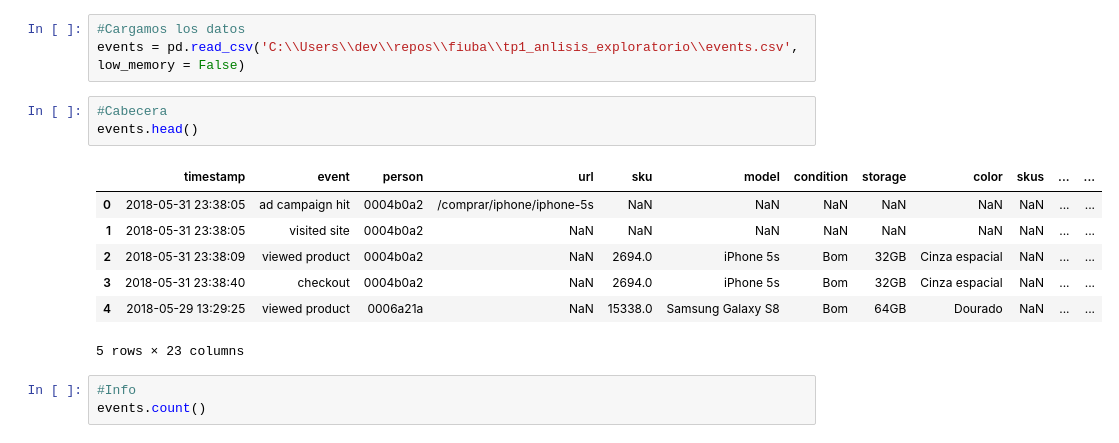
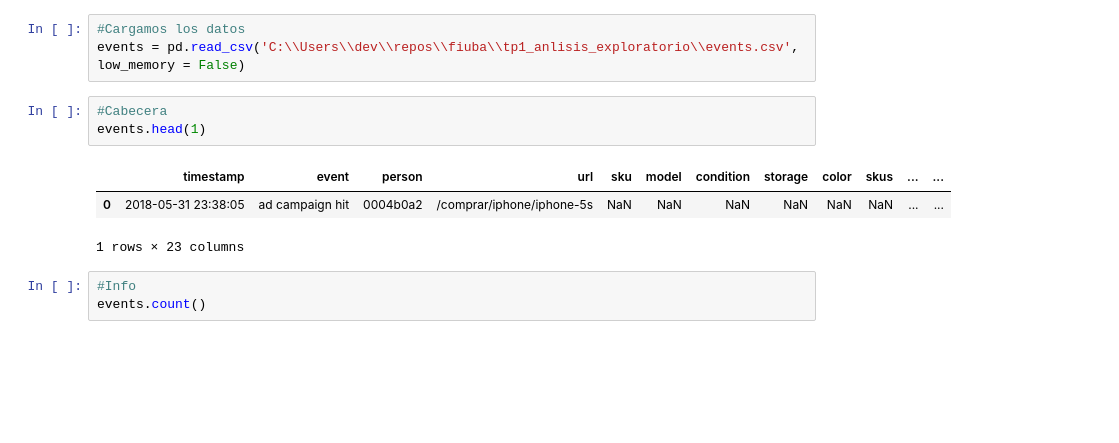
Before and after one commit to jowisaidman/tp1_analisis_exploratorio, a Jupyter notebook: Notebooks/Mateo/date.ipynb, the cells around one changed output. Drawn from its saved outputs; the diff is of its cells as text; blank space fills up the shorter version.

```diff
--- a/Notebooks/Mateo/date.ipynb
+++ b/Notebooks/Mateo/date.ipynb
@@ -19,15 +19,11 @@ pd.options.display.float_format = '{:20,.2f}'.format # suprimimos la notacion ci
 events = pd.read_csv('C:\\Users\\dev\\repos\\fiuba\\tp1_anlisis_exploratorio\\events.csv', low_memory = False)
 # %%
 #Cabecera
-events.head()
+events.head(1)
 # %% [output]
 |  | timestamp | event | person | url | sku | model | condition | storage | color | skus | ... | ... |
 | 0 | 2018-05-31 23:38:05 | ad campaign hit | 0004b0a2 | /comprar/iphone/iphone-5s | NaN | NaN | NaN | NaN | NaN | NaN | ... | ... |
-| 1 | 2018-05-31 23:38:05 | visited site | 0004b0a2 | NaN | NaN | NaN | NaN | NaN | NaN | NaN | ... | ... |
-| 2 | 2018-05-31 23:38:09 | viewed product | 0004b0a2 | NaN | 2694.0 | iPhone 5s | Bom | 32GB | Cinza espacial | NaN | ... | ... |
-| 3 | 2018-05-31 23:38:40 | checkout | 0004b0a2 | NaN | 2694.0 | iPhone 5s | Bom | 32GB | Cinza espacial | NaN | ... | ... |
-| 4 | 2018-05-29 13:29:25 | viewed product | 0006a21a | NaN | 15338.0 | Samsung Galaxy S8 | Bom | 64GB | Dourado | NaN | ... | ... |
-5 rows × 23 columns
+1 rows × 23 columns
 # %%
 #Info
 events.count()
```
Also changed, not shown: parts of 5 cells of this notebook.
